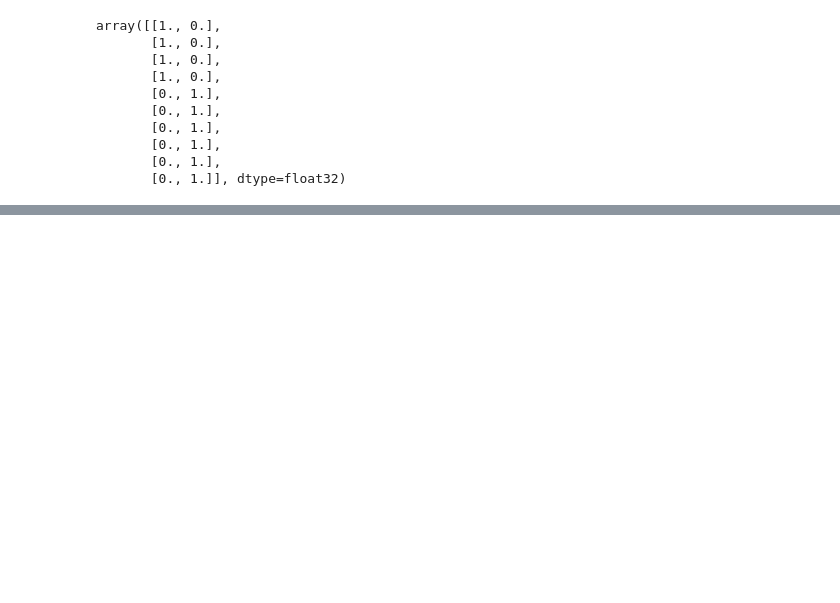
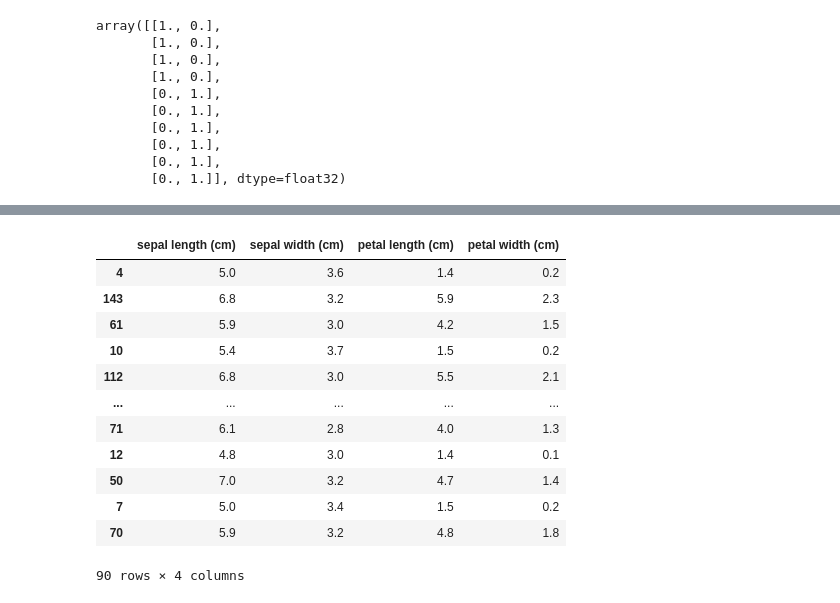
Before and after one commit to Genia163/AI-system, a Jupyter notebook: Table neural networks.ipynb, the cells around one changed output, grey strips where cells are left out. Saved outputs shown, nothing was run; the diff lists cells and outputs as text; code cells hidden in the pictures; blank space fills up the shorter version.

```diff
--- a/Table neural networks.ipynb
+++ b/Table neural networks.ipynb
@@ -111,0 +126,3 @@ print('\n',network.layers[1].get_weights()) # сумма весов двух к
+# %%
+iris = load_iris(as_frame=True) # as_frame= значит что данные возвратятся в пандас с названиями столбцов, без этого вернется словарь с ключами таргет и дата.
+iris.frame.head() # показать первые 5 строк датафрейма
@@ -111,0 +136,19 @@ print('\n',network.layers[1].get_weights()) # сумма весов двух к
+# %%
+X = iris.data # .data это срез по первым 4 столбцам данных длины и ширины
+y = iris.target # .target это срез по столбцу target который является идентификатором класса
+X_train, X_test, y_train, y_test = train_test_split(X,y,test_size=0.4, random_state= 40)
+X_train
+# %% [output]
+|  | sepal length (cm) | sepal width (cm) | petal length (cm) | petal width (cm) |
+| 4 | 5.0 | 3.6 | 1.4 | 0.2 |
+| 143 | 6.8 | 3.2 | 5.9 | 2.3 |
+| 61 | 5.9 | 3.0 | 4.2 | 1.5 |
+| 10 | 5.4 | 3.7 | 1.5 | 0.2 |
+| 112 | 6.8 | 3.0 | 5.5 | 2.1 |
+| ... | ... | ... | ... | ... |
+| 71 | 6.1 | 2.8 | 4.0 | 1.3 |
+| 12 | 4.8 | 3.0 | 1.4 | 0.1 |
+| 50 | 7.0 | 3.2 | 4.7 | 1.4 |
+| 7 | 5.0 | 3.4 | 1.5 | 0.2 |
+| 70 | 5.9 | 3.2 | 4.8 | 1.8 |
+90 rows × 4 columns
```
Also changed, not shown: parts of 18 cells of this notebook, 1 other file.
